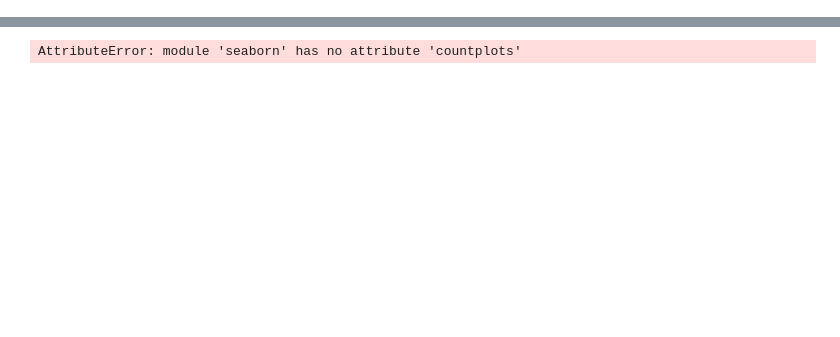
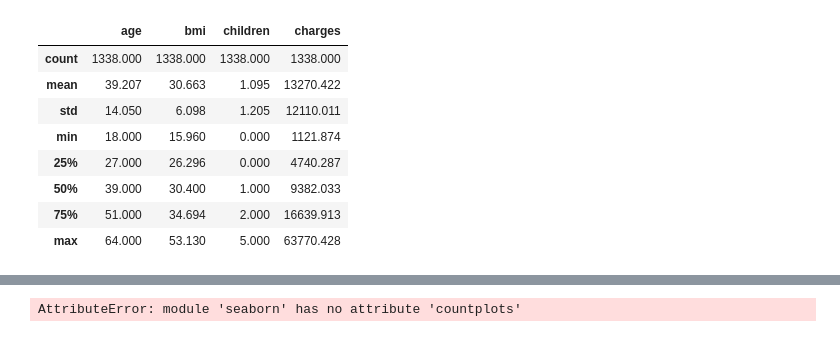
Before and after one commit to data301-2020-winter2/course-project-group_1010, a Jupyter notebook: Analysis/Analysis_KadieWert/Milestone2/EDA.ipynb, the cells around one changed output, grey strips where cells are left out. Drawn from its saved outputs; the diff is of its cells as text; code cells hidden in the pictures; blank space fills up the shorter version.

```diff
--- a/Analysis/Analysis_KadieWert/Milestone2/EDA.ipynb
+++ b/Analysis/Analysis_KadieWert/Milestone2/EDA.ipynb
@@ -18,0 +34,14 @@ import seaborn as sns
+# %%
+#stats
+pd.options.display.float_format = "{:.3f}".format
+data.describe()
+# %% [output]
+|  | age | bmi | children | charges |
+| count | 1338.000 | 1338.000 | 1338.000 | 1338.000 |
+| mean | 39.207 | 30.663 | 1.095 | 13270.422 |
+| std | 14.050 | 6.098 | 1.205 | 12110.011 |
+| min | 18.000 | 15.960 | 0.000 | 1121.874 |
+| 25% | 27.000 | 26.296 | 0.000 | 4740.287 |
+| 50% | 39.000 | 30.400 | 1.000 | 9382.033 |
+| 75% | 51.000 | 34.694 | 2.000 | 16639.913 |
+| max | 64.000 | 53.130 | 5.000 | 63770.428 |
```
Also changed, not shown: parts of 5 cells of this notebook.
